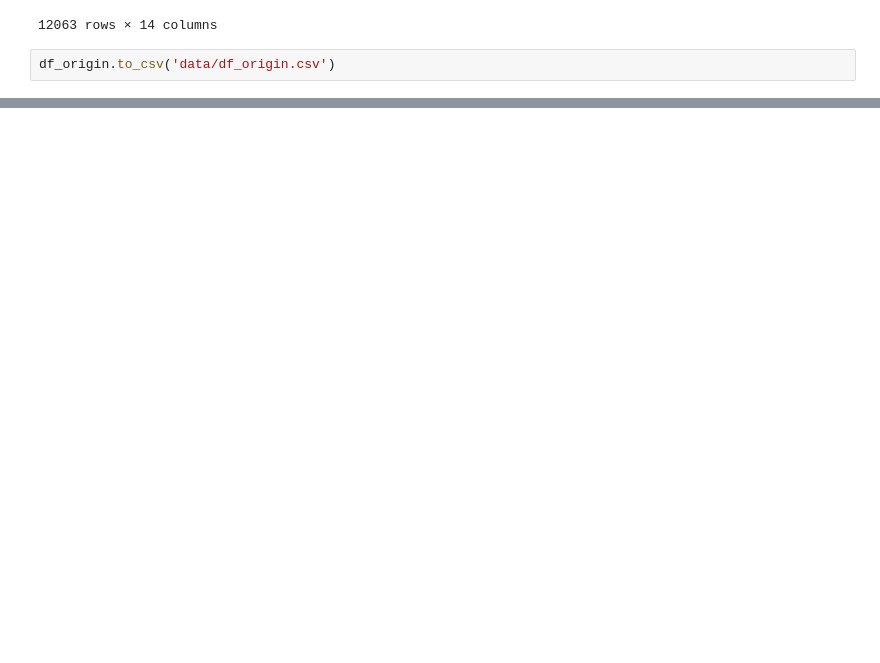
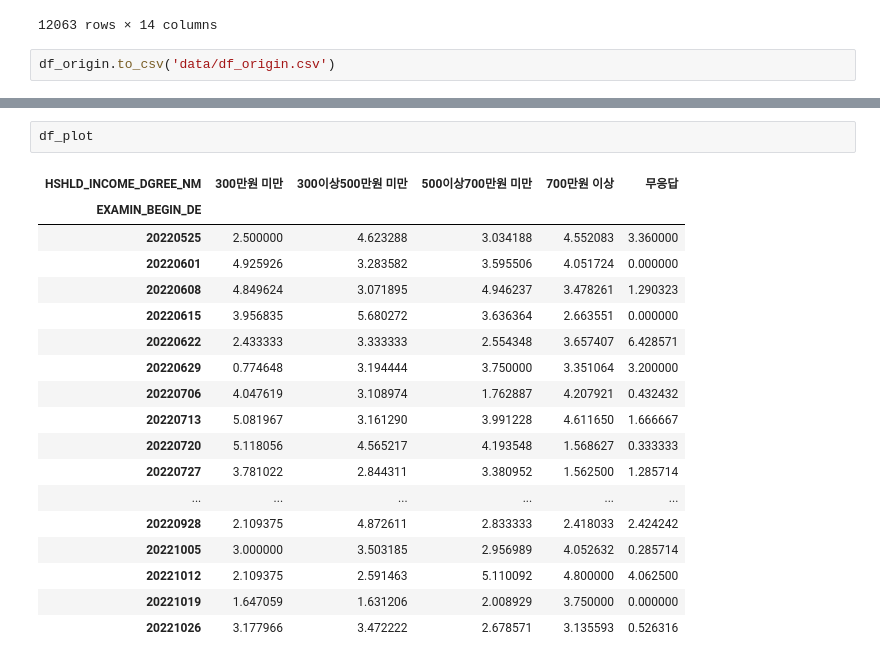
Before and after one commit to reodinas/streamlit_leisure, a Jupyter notebook: lsr1.ipynb, the cells around one changed output, grey strips where cells are left out. Drawn from its saved outputs; the diff is of its cells as text; blank space fills up the shorter version.

```diff
--- a/lsr1.ipynb
+++ b/lsr1.ipynb
@@ -201,0 +306,21 @@ df_origin.to_csv('data/df_origin.csv')
+# %%
+df_plot
+# %% [output]
+| HSHLD_INCOME_DGREE_NM | 300만원 미만 | 300이상500만원 미만 | 500이상700만원 미만 | 700만원 이상 | 무응답 |
+| EXAMIN_BEGIN_DE |  |  |  |  |  |
+| 20220525 | 2.500000 | 4.623288 | 3.034188 | 4.552083 | 3.360000 |
+| 20220601 | 4.925926 | 3.283582 | 3.595506 | 4.051724 | 0.000000 |
+| 20220608 | 4.849624 | 3.071895 | 4.946237 | 3.478261 | 1.290323 |
+| 20220615 | 3.956835 | 5.680272 | 3.636364 | 2.663551 | 0.000000 |
+| 20220622 | 2.433333 | 3.333333 | 2.554348 | 3.657407 | 6.428571 |
+| 20220629 | 0.774648 | 3.194444 | 3.750000 | 3.351064 | 3.200000 |
+| 20220706 | 4.047619 | 3.108974 | 1.762887 | 4.207921 | 0.432432 |
+| 20220713 | 5.081967 | 3.161290 | 3.991228 | 4.611650 | 1.666667 |
+| 20220720 | 5.118056 | 4.565217 | 4.193548 | 1.568627 | 0.333333 |
+| 20220727 | 3.781022 | 2.844311 | 3.380952 | 1.562500 | 1.285714 |
+| ... | ... | ... | ... | ... | ... |
+| 20220928 | 2.109375 | 4.872611 | 2.833333 | 2.418033 | 2.424242 |
+| 20221005 | 3.000000 | 3.503185 | 2.956989 | 4.052632 | 0.285714 |
+| 20221012 | 2.109375 | 2.591463 | 5.110092 | 4.800000 | 4.062500 |
+| 20221019 | 1.647059 | 1.631206 | 2.008929 | 3.750000 | 0.000000 |
+| 20221026 | 3.177966 | 3.472222 | 2.678571 | 3.135593 | 0.526316 |
```
Also changed, not shown: parts of 15 cells of this notebook, 8 other files.
